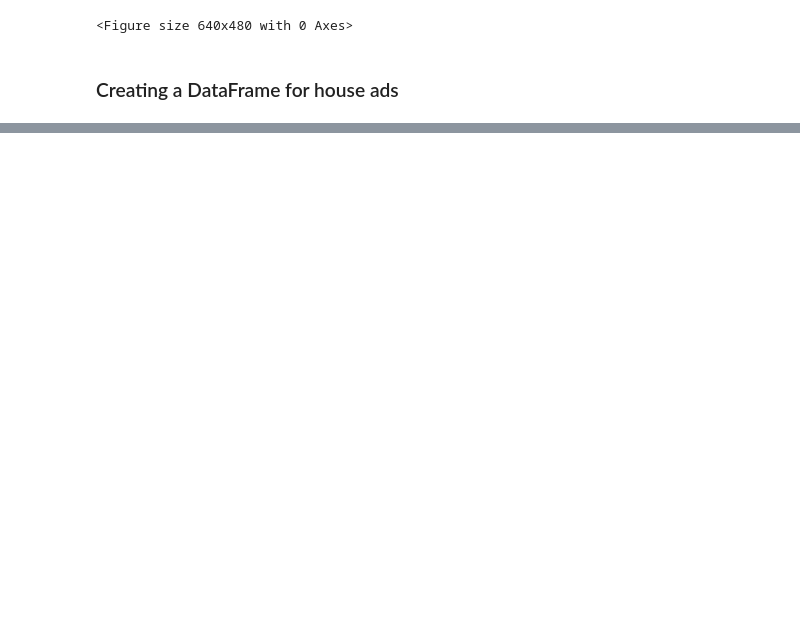
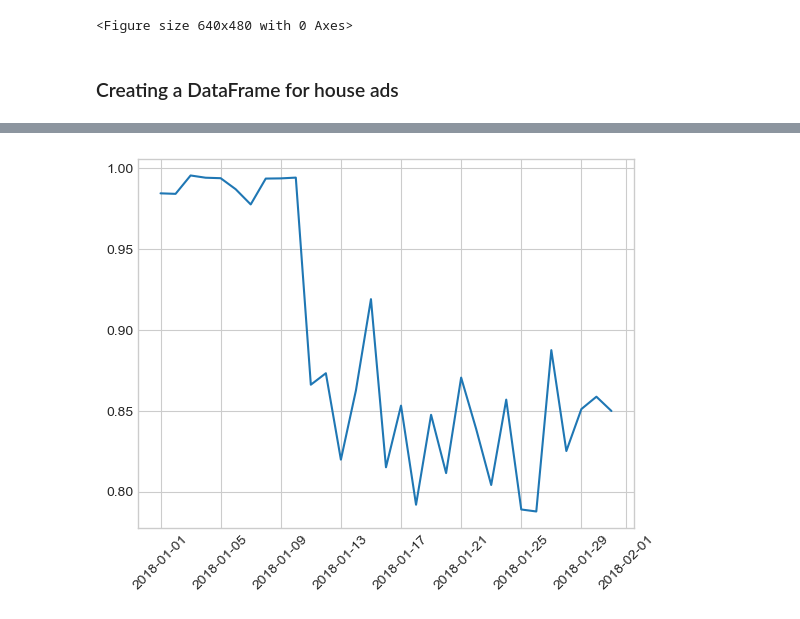
Before and after one commit to dreamsmartins/3rd-Python, a Jupyter notebook: Datacamp learning/analysing_marketing_campaigns.ipynb, the cells around one changed output, grey strips where cells are left out. Saved outputs shown, nothing was run; the diff lists cells and outputs as text; code cells hidden in the pictures; blank space fills up the shorter version.

```diff
--- a/Datacamp learning/analysing_marketing_campaigns.ipynb
+++ b/Datacamp learning/analysing_marketing_campaigns.ipynb
@@ -476,13 +477,13 @@ he house ads team is concerned because they've seen their conversion rate drop s
 As a data scientist, it is your job to provide your marketing stakeholders with as specific feedback as possible as to what went wrong to maximize their ability to correct the problem. It is vital that you not only say "looks like there's a language problem," but instead identify what the problem is specifically so that the team doesn't repeat their mistake.
 # %%
 # Add the new column is_correct_lang
-house_ads['is_correct_lang'] = np.____(
-    house_ads['____'] == house_ads['____'],
-    '____',
-    '____')
+house_ads['is_correct_lang'] = np.where(
+    house_ads['language_displayed'] == house_ads['language_preferred'],
+    'Yes',
+    'No')
 
 # Groupby date_served and correct_language
-language_check = house_ads.____(____)['____'].____()
+language_check = house_ads.groupby(['date_served', 'is_correct_lang'])['user_id'].count()
 
 # Unstack language_check and fill missing values with 0's
 language_check_df = pd.DataFrame(language_check.unstack(level=1)).fillna(0)
@@ -491,0 +520,13 @@ print(language_check_df)
+# %%
+# Divide the count where language is correct by the row sum
+language_check_df['pct'] = language_check_df['Yes']/language_check_df.sum(axis=1)
+
+# Plot and show your results
+plt.plot(language_check_df.index, language_check_df['pct'])
+
+#Rotate x-axis labels
+plt.xticks(rotation=45)
+
+plt.show()
+# %% [output]
+[figure, added]
```
Also changed, not shown: parts of 9 cells of this notebook.
